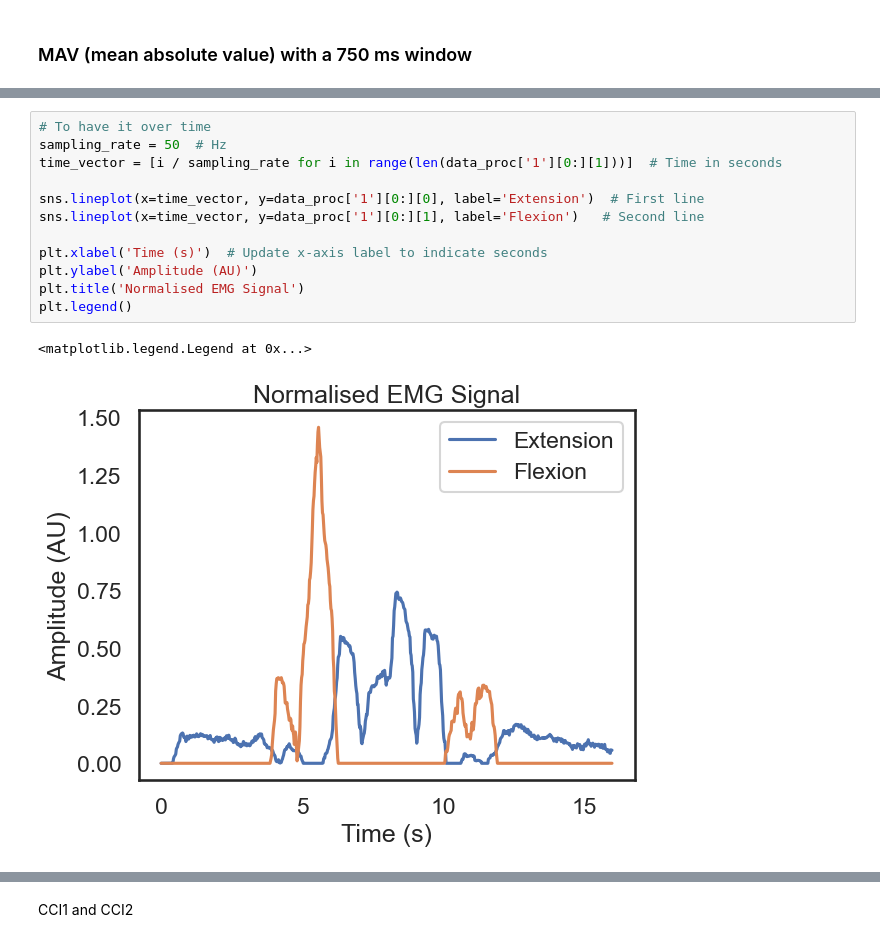
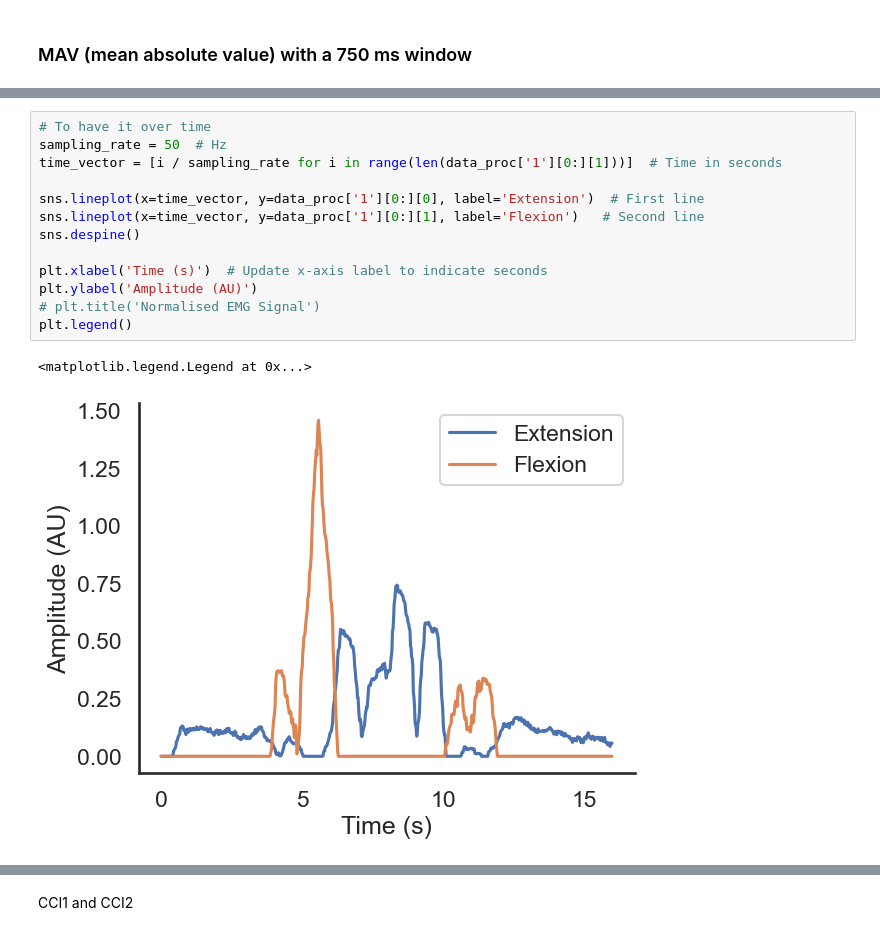
Before and after one commit to brocbacq/Thesis_analysis, a Jupyter notebook: Co_contraction from calibration.ipynb, the cells around one changed output, grey strips where cells are left out. Saved outputs shown, nothing was run; the diff lists cells and outputs as text.

```diff
--- a/Co_contraction from calibration.ipynb
+++ b/Co_contraction from calibration.ipynb
@@ -228,17 +236,18 @@ plt.legend()
 # %%
 # To have it over time
 sampling_rate = 50  # Hz
 time_vector = [i / sampling_rate for i in range(len(data_proc['1'][0:][1]))]  # Time in seconds
 
 sns.lineplot(x=time_vector, y=data_proc['1'][0:][0], label='Extension')  # First line
 sns.lineplot(x=time_vector, y=data_proc['1'][0:][1], label='Flexion')   # Second line
+sns.despine()
 
 plt.xlabel('Time (s)')  # Update x-axis label to indicate seconds
 plt.ylabel('Amplitude (AU)')
-plt.title('Normalised EMG Signal')
+# plt.title('Normalised EMG Signal')
 plt.legend()
 # %% [output]
 <matplotlib.legend.Legend at 0x...>
-[figure, old version]
+[figure, new version]
 # %%
 # Plot the MAV signals
```
Also changed, not shown: parts of 15 cells of this notebook.
